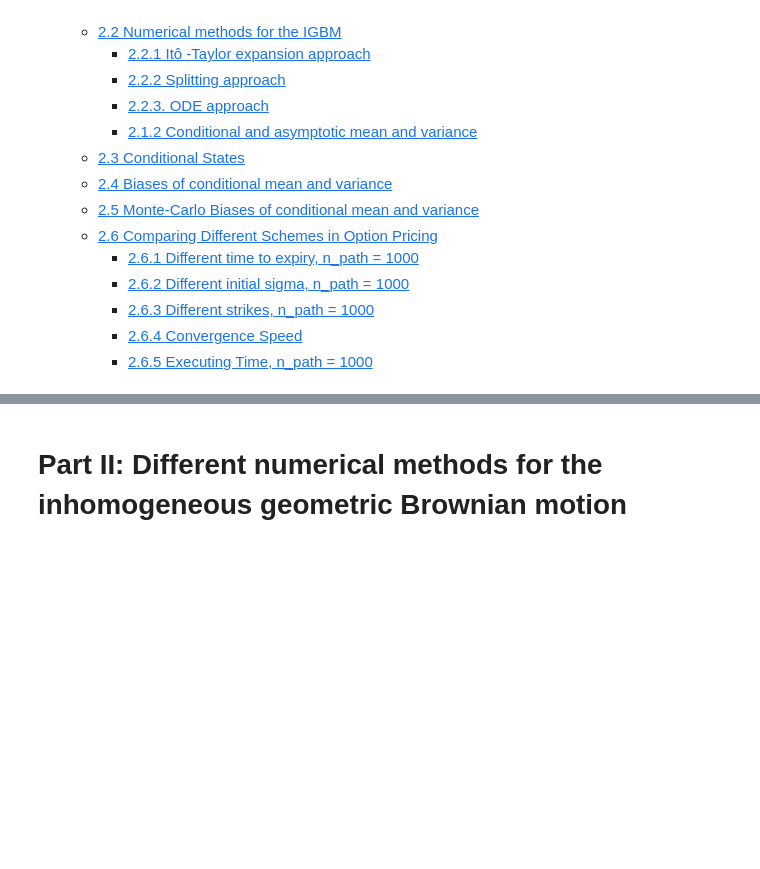
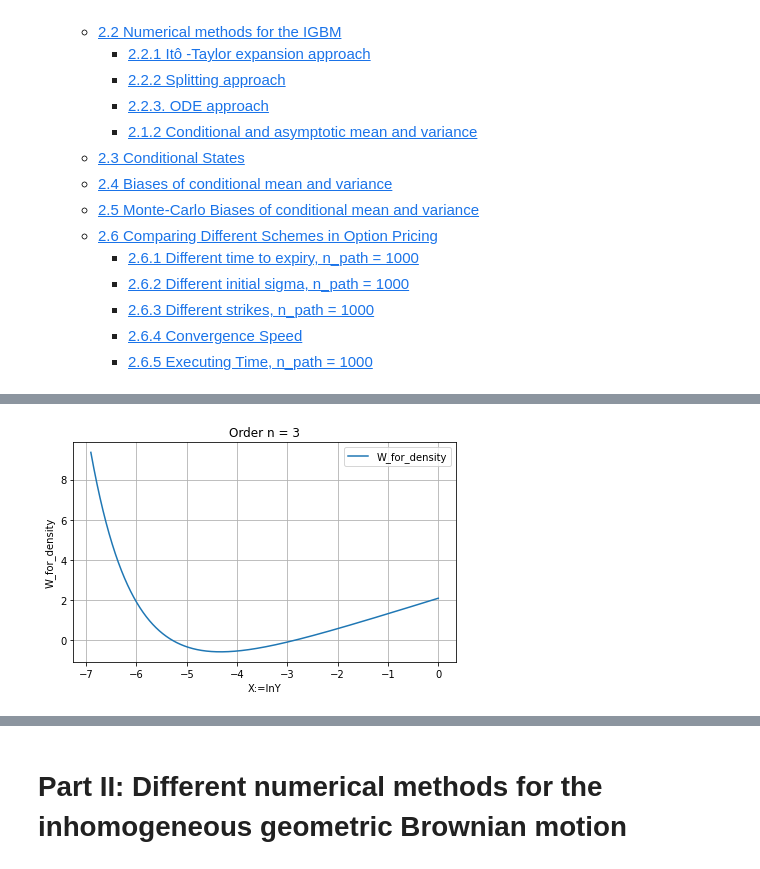
Before and after one commit to Harveydentsun/ASP_Project, a Jupyter notebook: Garch-diffusion model.ipynb, the cells around one changed output, grey strips where cells are left out. Cells and saved outputs as stored; diff of their text form; code cells hidden in the pictures; blank space fills up the shorter version.

```diff
--- a/Garch-diffusion model.ipynb
+++ b/Garch-diffusion model.ipynb
@@ -35,0 +206,20 @@ import pyfeng.ex as pfex
+# %%
+# initial params
+a = 0.1
+b = 0.04
+vov = 0.6
+y0 = 0.06
+x0 = np.log(y0)
+T = 1.0
+# %%
+num = 10000
+order = 3
+yvals = np.r_[np.linspace(0.001, y0-0.002, num), np.linspace(y0+0.002, 1, num)]
+xvals = np.log(yvals)
+
+w_density = garch_2.w_for_density(mr=a, theta=b, vov=vov, x=xvals, x0=np.log(y0), t=T, n=order)
+# w_density = garch_2.w_at_x0(mr=a, theta=b, vov=vov, x=xvals, t=0.05)
+
+plot_figure(z1=xvals, f1=w_density, z1_name='X:=lnY', f1_name= 'W_for_density')
+# %% [output]
+[figure, added]
```
Also changed, not shown: parts of 31 cells of this notebook, 1 other file.
